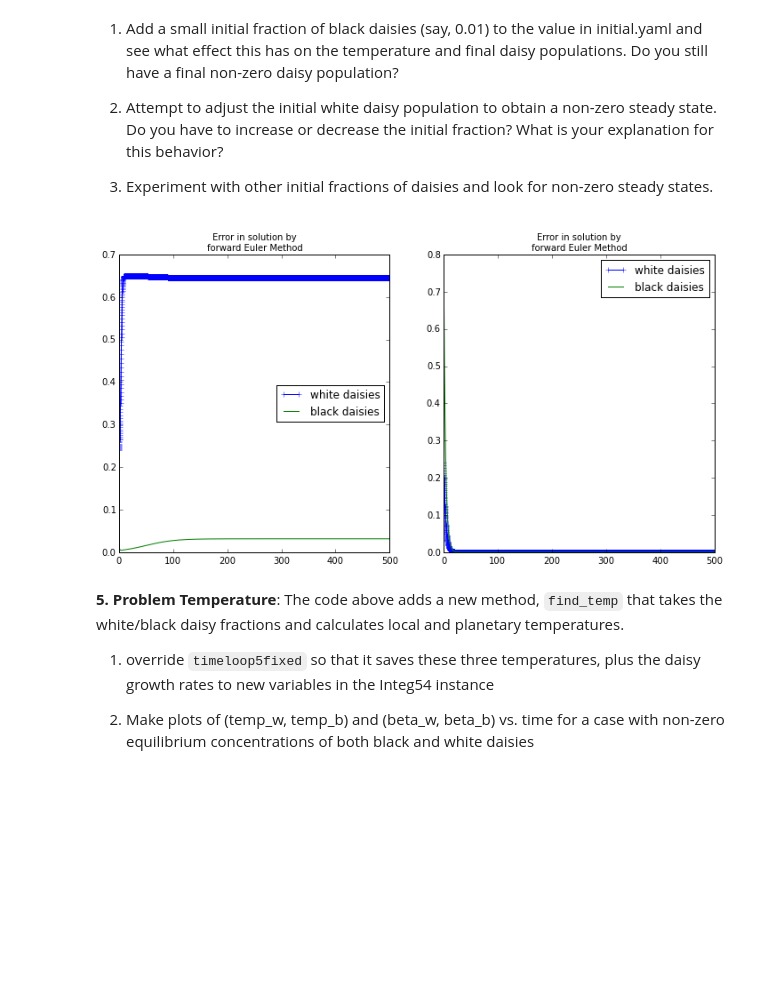
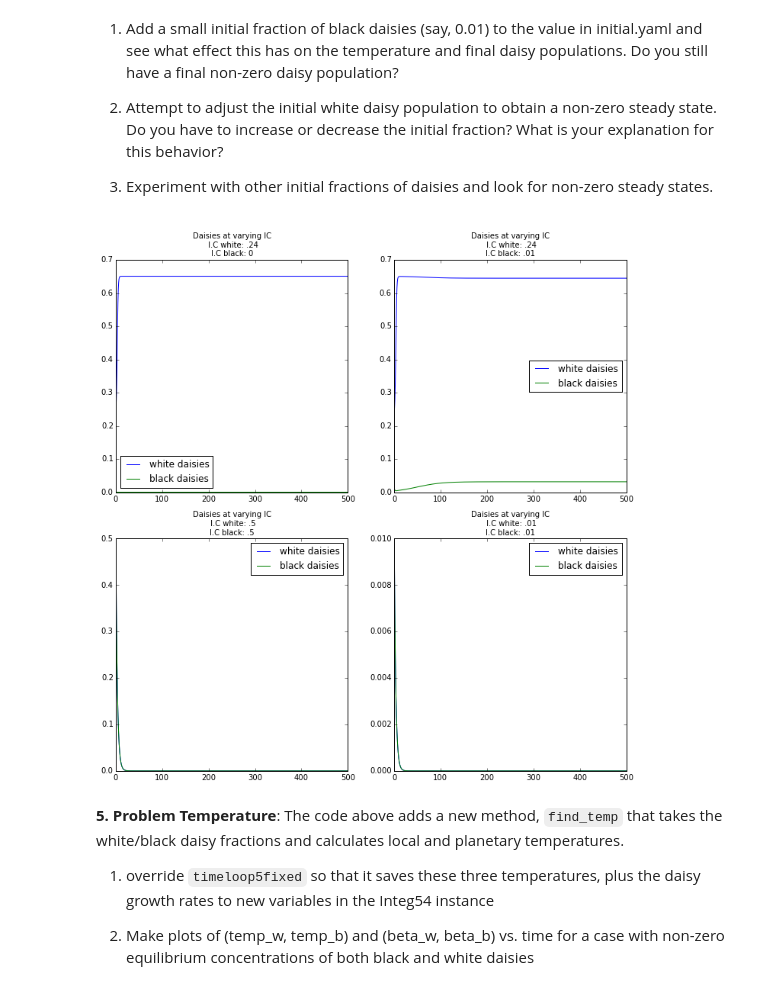
Before and after one commit to tjarnikova/numeric, a Jupyter notebook: lab5/lab5soln.ipynb, the cells around one changed output. Drawn from its saved outputs; the diff is of its cells as text; code cells hidden in the pictures; blank space fills up the shorter version.

Commit message:
changing yamls in a loooop

````diff
--- a/lab5/lab5soln.ipynb
+++ b/lab5/lab5soln.ipynb
@@ -273,6 +278,7 @@ temperature,
 
 3. See
 # %%
+%matplotlib inline
 import numlabs.lab5.lab5_funs
 from numlabs.lab5.lab5_funs import Integrator
 from importlib import reload
@@ -332,7 +338,7 @@ class IntegCoupling(Integrator):
         return f
 
 file_list = ['coupling.yaml','coupling2.yaml','coupling3.yaml','coupling4.yaml']
-str_list = ['L = 0.2','L = 0.5']
+str_list = ['L = 0.2','L = 0.7']
 
 fig, big_axes = plt.subplots( figsize=(12.0, 6.0) , nrows=3, ncols=1, sharey=True)
 for row, big_ax in enumerate(big_axes, start=1):
@@ -427,6 +433,9 @@ class IntegCoupling(Integrator):
         f[0] = y[0] * (beta_y * x - user.chi)
         return f
 # %%
+import numpy as np
+import matplotlib.pyplot as plt
+
 albedo_ground = .3
 albedo_grey = .6
 frac_daisies = .5
@@ -434,21 +443,37 @@ S0 = 3668.0
 
 L_array = np.linspace(0,1,11)
 Te_array = np.zeros(11)
+y_array = np.zeros(11)
 
 for i in range(0,11):
 
     sigma = 5.67e-8  # Stefan Boltzman constant W/m^2/K^4
     albedo_p = (1-frac_daisies) * albedo_ground + frac_daisies * albedo_grey
     Te_4 = (S0 / 4.0) * L_array[i] * ((1.0 - albedo_p) / sigma)
+    eta =  S0 / (4.0 * sigma)
+    temp_y = (eta * L_array[i] * (albedo_p - albedo_grey) + Te_4)**0.25
     Te_array[i] = np.sqrt(np.sqrt(Te_4))
+    y_array[i] = temp_y
 
 thefig, theAx = plt.subplots(1, 1)
 line1, = theAx.plot(L_array, Te_array)
+line2, = theAx.plot(L_array, y_array)
 line1.set_marker('*')
+line2.set_marker('+')
 theAx.set_title('Emission Temperature vs. L')
 theAx.set_xlabel('L (fraction of S0 reaching surface)')
 theAx.set_ylabel('emission temperature')
-out=theAx.legend(loc='center right')
+out=theAx.legend(('global temperature', 'local temperature'), loc='best')
+
+# thefig, theAx = plt.subplots(1, 1)
+# line1, = theAx.plot(L_array, y_array)
+# line1.set_marker('*')
+# theAx.set_title('Emission Temperature vs. L')
+# theAx.set_xlabel('L (fraction of S0 reaching surface)')
+# theAx.set_ylabel('emission temperature')
+# out=theAx.legend(loc='center right')
+
+plt.show()
 
 print(Te_array)
 
@@ -559,40 +584,42 @@ class Integ54(Integrator):
         return f
 
 
-file_list = ['initial2.yaml','initial3.yaml']
+file_list = ['initial.yaml','initial2.yaml','initial3.yaml','initial4.yaml']
+white_list = ['.24','.24','.5','.01']
+black_list = ['0','.01','.5','.01']
 
-fig, big_axes = plt.subplots( figsize=(12.0, 6.0) , nrows=3, ncols=1, sharey=True)
+fig, big_axes = plt.subplots( figsize=(12.0, 12.0) , nrows=3, ncols=1, sharey=True)
 for row, big_ax in enumerate(big_axes, start=1):
     big_ax.tick_params(labelcolor=(1.,1.,1., 0.0), top='off', bottom='off', left='off', right='off')
     # removes the white frame
     big_ax._frameon = False
 
-for i in range(1,3):
+for i in range(1,5):
 
-    ax = fig.add_subplot(1,2,i)
+    ax = fig.add_subplot(2,2,i)
 
 
     theSolver = Integ54(file_list[i-1])
     timeVals, yVals, errorList = theSolver.timeloop5fixed()
 
     theLines = ax.plot(timeVals, yVals)
-    theLines[0].set_marker('+')
+#     theLines[0].set_marker('+')
     theLines[0].set_linestyle('-')
 #     theLines[1].set_color('k')
 #     theLines[1].set_marker('*')
 
 
     ax.legend(theLines, ('white daisies', 'black daisies'), loc='best')
-    titl = "Error in solution by \nforward Euler Method"
+    titl = "Daisies at varying IC\n I.C white: " + white_list[i-1] + "\nI.C black: " + black_list[i-1]
 
 
     ax.hold(True)
     ax.set_title(titl, fontsize = 10)
 
 fig.set_facecolor('w')
 plt.show()
 # %% [output]
-[figure, old version]
+[figure, new version]
 # %% [markdown]
 <a name="prob_temperature"></a>
 **5. Problem Temperature**:  The code above adds a new method, ```find_temp``` that takes the white/black daisy fractions and calculates local and planetary temperatures.
````
Also changed, not shown: parts of 7 cells of this notebook, 9 other files.
